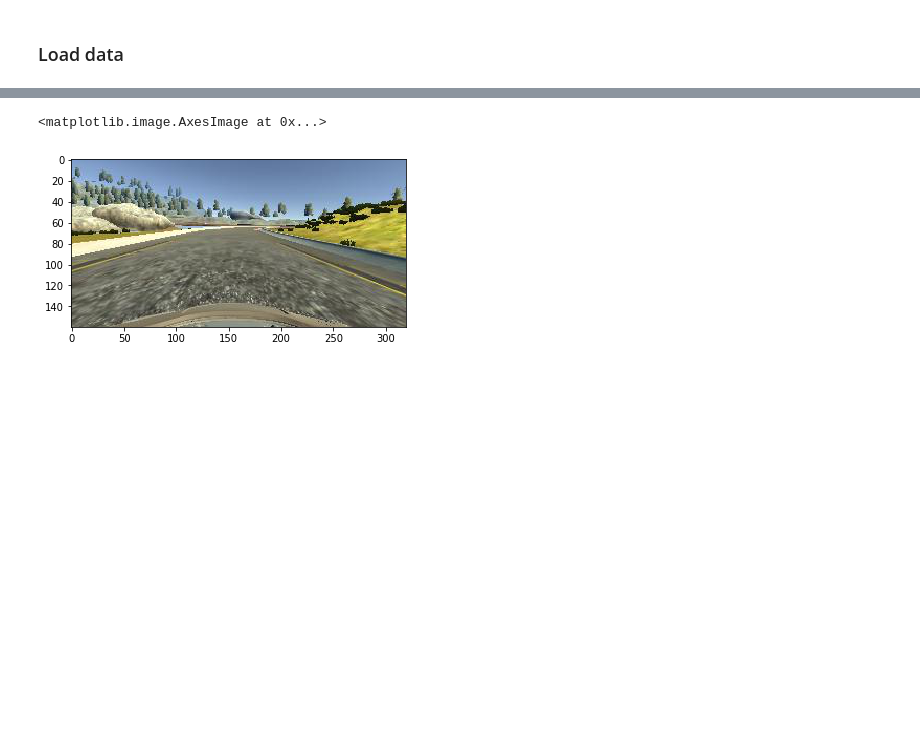
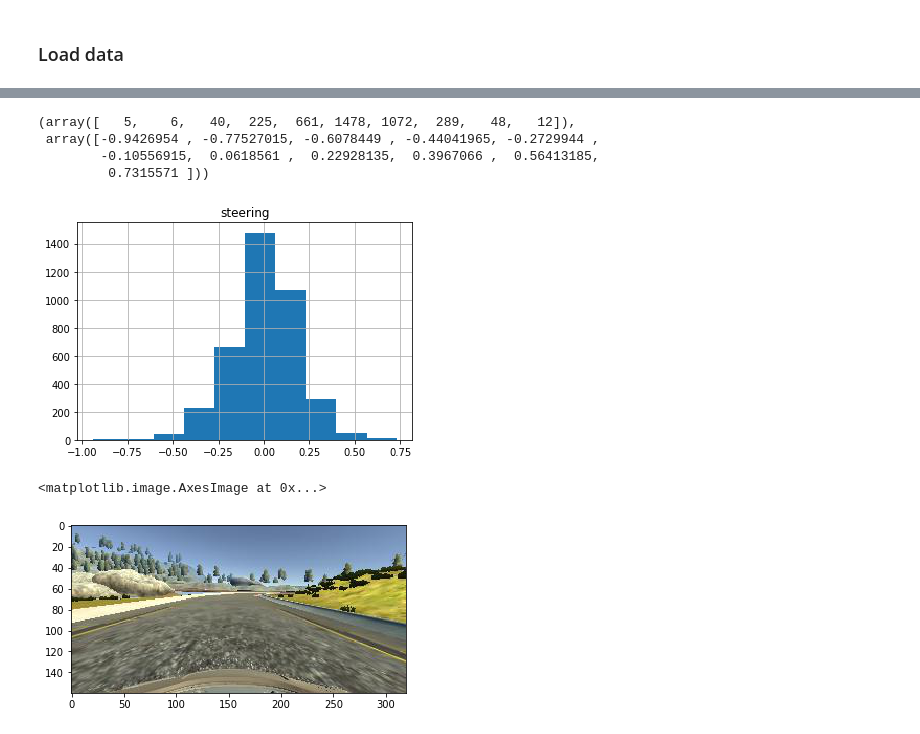
Before and after one commit to husams/Behavioral-Cloning, a Jupyter notebook: nvida.ipynb, the cells around one changed output, grey strips where cells are left out. Drawn from its saved outputs; the diff is of its cells as text; code cells hidden in the pictures; blank space fills up the shorter version.

```diff
--- a/nvida.ipynb
+++ b/nvida.ipynb
@@ -53,3 +86,15 @@ plt.hist(X)
+# %%
+df = pd.read_csv('data/driving_log_balanced.csv')
+df.hist(column='steering')
+
+x = df.as_matrix(columns=['steering'])
+np.histogram(x)
+# %% [output]
+(array([   5,    6,   40,  225,  661, 1478, 1072,  289,   48,   12]),
+ array([-0.9426954 , -0.77527015, -0.6078449 , -0.44041965, -0.2729944 ,
+        -0.10556915,  0.0618561 ,  0.22928135,  0.3967066 ,  0.56413185,
+         0.7315571 ]))
+[figure, added]
 # %%
 sample   = samples[8000]
 filename = "./data/IMG/"+ sample[0].split("/")[-1]
```
Also changed, not shown: parts of 14 cells of this notebook.
